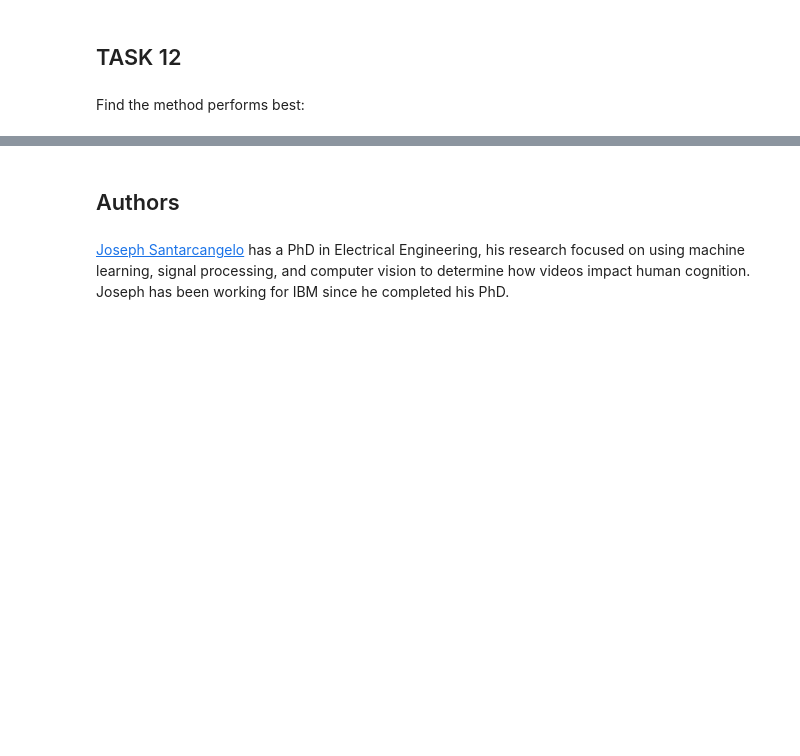
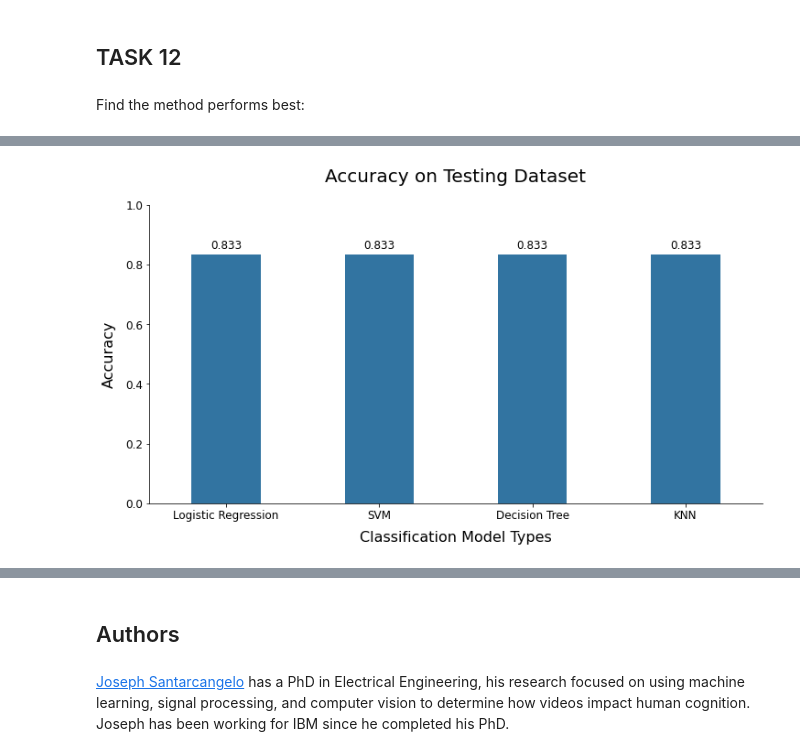
Before and after one commit to LuanaHerllainLopes/CertificateIBM_DataScience, a Jupyter notebook: SpaceX_Machine Learning Prediction_Part_5.ipynb, the cells around one changed output, grey strips where cells are left out. Drawn from its saved outputs; the diff is of its cells as text; code cells hidden in the pictures; blank space fills up the shorter version.

```diff
--- a/SpaceX_Machine Learning Prediction_Part_5.ipynb
+++ b/SpaceX_Machine Learning Prediction_Part_5.ipynb
@@ -296,5 +301,6 @@ accuracy : 0.875
 # %% [markdown]
 Calculate the accuracy of tree_cv on the test data using the method <code>score</code>:
 # %%
-tree_cv.score(X_test, Y_test)
+tree_cv_score = tree_cv.score(X_test, Y_test)
+tree_cv_score
 # %% [output]
@@ -317,7 +323,7 @@ parameters = {'n_neighbors': [1, 2, 3, 4, 5, 6, 7, 8, 9, 10],
 
 KNN = KNeighborsClassifier()
 # %%
-knn_cv = GridSearchCV(estimator=KNN, param_grid = parameters, cv=10)
+knn_cv = GridSearchCV(estimator=KNN, param_grid = parameters, scoring='accuracy', cv=10)
 knn_cv.fit(X_train, Y_train)
 # %% [output]
 GridSearchCV(cv=10, estimator=KNeighborsClassifier(),
@@ -335,7 +342,8 @@ accuracy : 0.8482142857142858
 # %% [markdown]
 Calculate the accuracy of tree_cv on the test data using the method <code>score</code>:
 # %%
-knn_cv.score(X_test, Y_test)
+knn_cv_score = knn_cv.score(X_test, Y_test)
+knn_cv_score
 # %% [output]
 0.8333333333333334
 # %% [markdown]
@@ -353,0 +373,8 @@ In the KNN, decision tree and SVM methods we found the same results, making it i
+# %%
+result_df = pd.DataFrame(data=[[logreg_cv.best_score_, logreg_cv_score],
+                               [svm_cv.best_score_, svm_cv_score],
+                               [tree_cv.best_score_, tree_cv_score],
+                               [knn_cv.best_score_, knn_cv_score]],
+                         columns=['CV Score', 'Test Score'],
+                         index=['Logistic Regression', 'SVM', 'Decision Tree', 'KNN'])
+result_df
@@ -353,0 +403,49 @@ In the KNN, decision tree and SVM methods we found the same results, making it i
+# %%
+def change_width(ax, new_value):
+    """Change the width of bar"""
+    for patch in ax.patches :
+        current_width = patch.get_width()
+        diff = current_width - new_value
+
+        # we change the bar width
+        patch.set_width(new_value)
+
+        # we recenter the bar
+        patch.set_x(patch.get_x() + diff * .5)
+
+def add_text(ax):
+    """Add values above each bar"""
+    for i in ax.patches:
+        x, y = i.get_xy()
+        width = i.get_width()
+        height = i.get_height()
+        plt.text(x=x+width/2, y=height+.02, s="{:.3f}".format(height), ha='center', fontsize=12)
+
+# Draw bar plot
+fig, ax = plt.subplots(figsize=(12, 6))
+sns.barplot(x=list(result_df.index),
+            y=result_df['Test Score'].values,
+            order=result_df.sort_values('Test Score', ascending=False).index,
+            color=sns.color_palette()[0],
+            ax=ax)
+
+
+# Change bar width
+change_width(ax, .45)
+
+# Add values above bar plot
+add_text(ax)
+
+# Hide top and right spine
+ax.spines['top'].set_visible(False)
+ax.spines['right'].set_visible(False)
+
+# Set axis label and tick properties
+plt.ylim((0, 1))
+plt.ylabel('Accuracy', fontsize=16, labelpad=10)
+plt.xlabel('Classification Model Types', fontsize=16, labelpad=10)
+plt.xticks(fontsize=12)
+plt.yticks(fontsize=12)
+plt.title("Accuracy on Testing Dataset", fontsize=20, pad=25);
+# %% [output]
+[figure, added]
```
Also changed, not shown: parts of 15 cells of this notebook.
